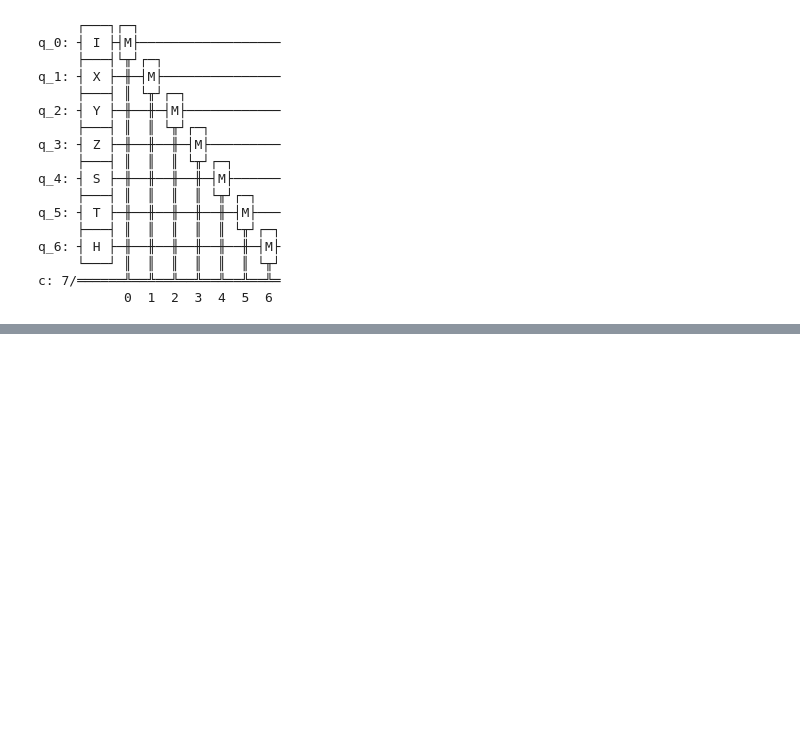
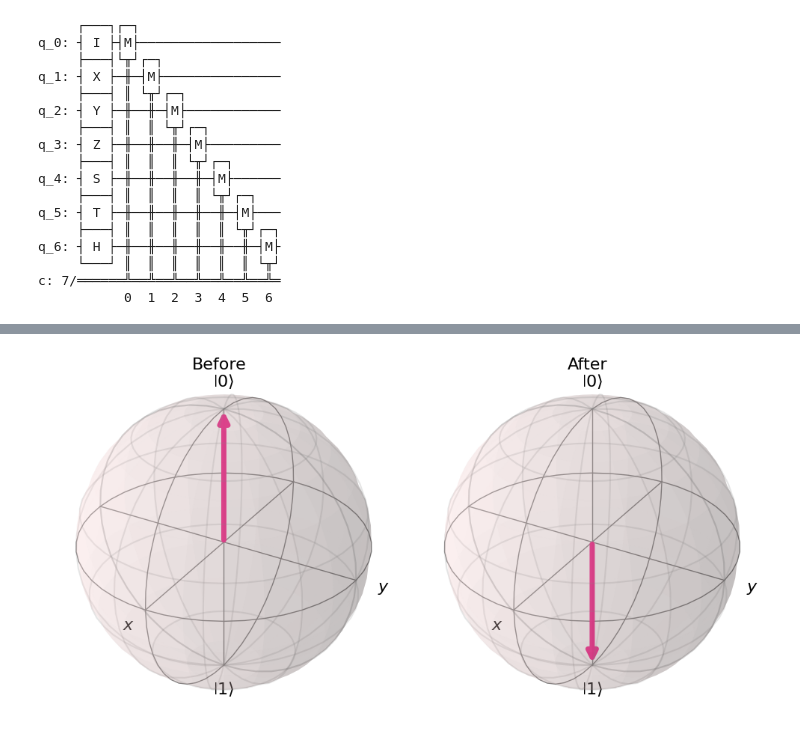
Before and after one commit to neutrogo/quantum-computing-ercan, a Jupyter notebook: notebooks/single_qubit_gates.ipynb, the cells around one changed output, grey strips where cells are left out. Saved outputs shown, nothing was run; the diff lists cells and outputs as text; code cells hidden in the pictures; blank space fills up the shorter version.

```diff
--- a/notebooks/single_qubit_gates.ipynb
+++ b/notebooks/single_qubit_gates.ipynb
@@ -129,0 +130,8 @@ c: 7/══════╩══╩══╩══╩══╩══╩══╩
+# %%
+# Define vectors
+bloch_1 = [0, 0, 1]
+bloch_2 = [0, 0, -1]
+
+visualise_bloch_spheres(bloch_1, bloch_2)
+# %% [output]
+[figure, added]
```
Also changed, not shown: parts of 14 cells of this notebook.
